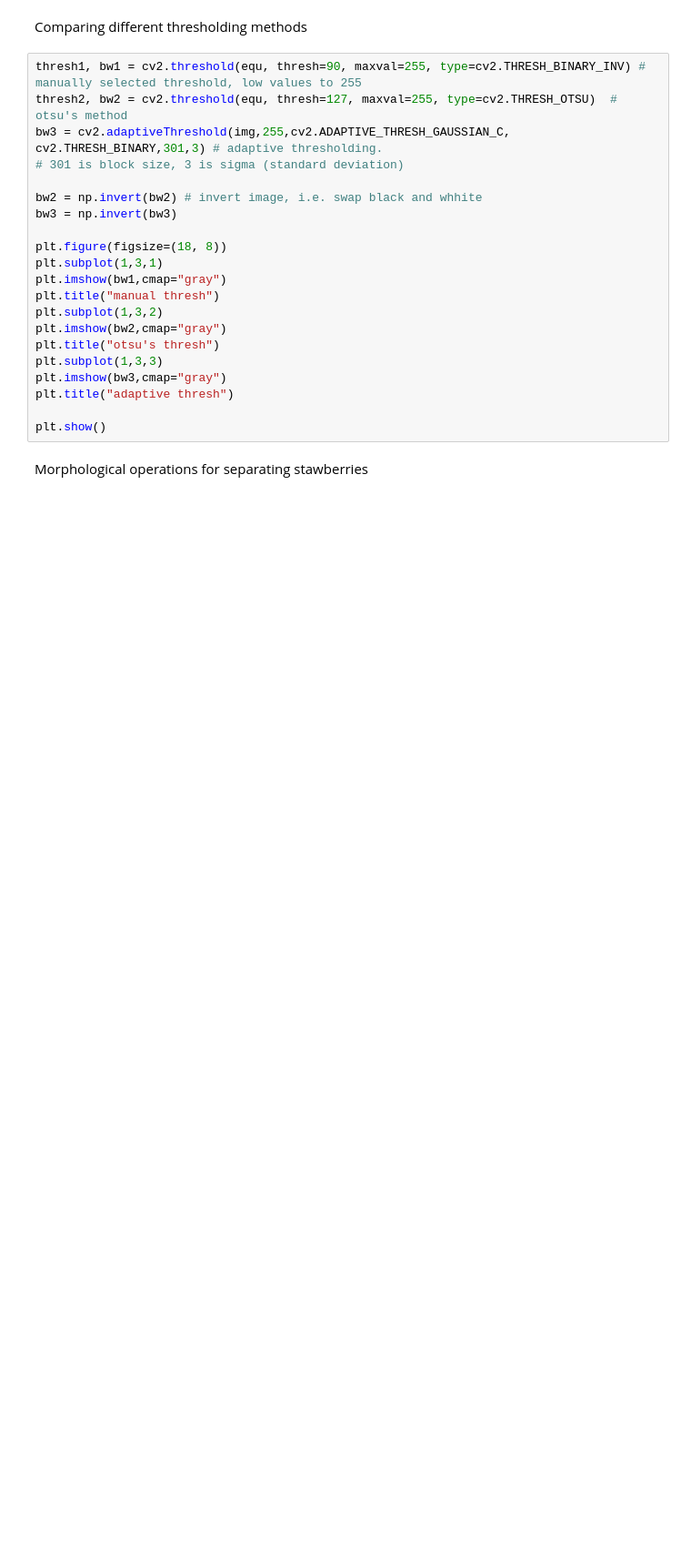
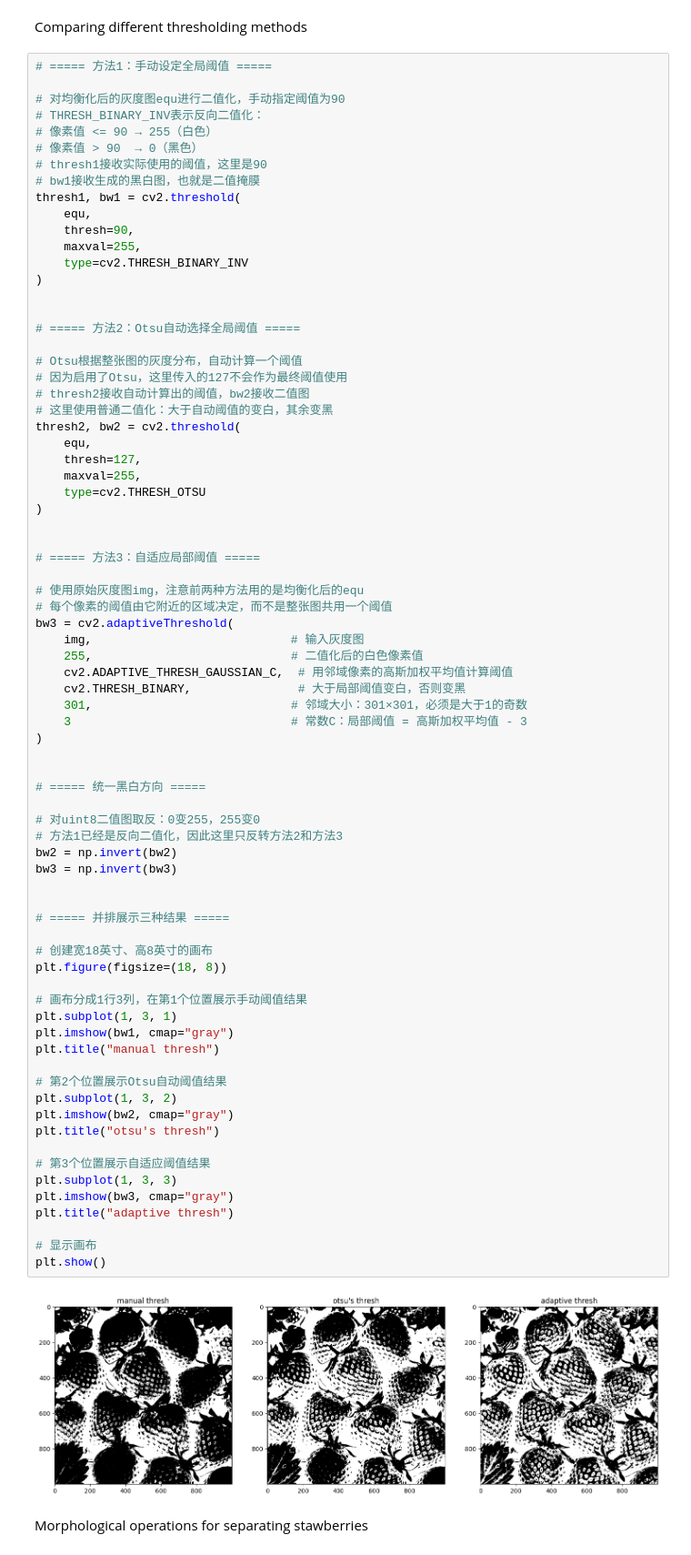
Before and after one commit to Endoefa/ovo, a Jupyter notebook: Tutorial_4.ipynb, the cells around one changed output. Shown at 91% size. Saved outputs shown, nothing was run; the diff lists cells and outputs as text; blank space fills up the shorter version.

```diff
--- a/Tutorial_4.ipynb
+++ b/Tutorial_4.ipynb
@@ -42,26 +87,82 @@ plt.title("hist equalised")
 # %% [markdown]
 Comparing different thresholding methods
 # %%
-thresh1, bw1 = cv2.threshold(equ, thresh=90, maxval=255, type=cv2.THRESH_BINARY_INV) # manually selected threshold, low values to 255
-thresh2, bw2 = cv2.threshold(equ, thresh=127, maxval=255, type=cv2.THRESH_OTSU)  # otsu's method
-bw3 = cv2.adaptiveThreshold(img,255,cv2.ADAPTIVE_THRESH_GAUSSIAN_C, cv2.THRESH_BINARY,301,3) # adaptive thresholding.
-# 301 is block size, 3 is sigma (standard deviation)
+# ===== 方法1：手动设定全局阈值 =====
 
-bw2 = np.invert(bw2) # invert image, i.e. swap black and whhite
+# 对均衡化后的灰度图equ进行二值化，手动指定阈值为90
+# THRESH_BINARY_INV表示反向二值化：
+# 像素值 <= 90 → 255（白色）
+# 像素值 > 90  → 0（黑色）
+# thresh1接收实际使用的阈值，这里是90
+# bw1接收生成的黑白图，也就是二值掩膜
+thresh1, bw1 = cv2.threshold(
+    equ,
+    thresh=90,
+    maxval=255,
+    type=cv2.THRESH_BINARY_INV
+)
+
+
+# ===== 方法2：Otsu自动选择全局阈值 =====
+
+# Otsu根据整张图的灰度分布，自动计算一个阈值
+# 因为启用了Otsu，这里传入的127不会作为最终阈值使用
+# thresh2接收自动计算出的阈值，bw2接收二值图
+# 这里使用普通二值化：大于自动阈值的变白，其余变黑
+thresh2, bw2 = cv2.threshold(
+    equ,
+    thresh=127,
+    maxval=255,
+    type=cv2.THRESH_OTSU
+)
+
+
+# ===== 方法3：自适应局部阈值 =====
+
+# 使用原始灰度图img，注意前两种方法用的是均衡化后的equ
+# 每个像素的阈值由它附近的区域决定，而不是整张图共用一个阈值
+bw3 = cv2.adaptiveThreshold(
+    img,                            # 输入灰度图
+    255,                            # 二值化后的白色像素值
+    cv2.ADAPTIVE_THRESH_GAUSSIAN_C,  # 用邻域像素的高斯加权平均值计算阈值
+    cv2.THRESH_BINARY,               # 大于局部阈值变白，否则变黑
+    301,                            # 邻域大小：301×301，必须是大于1的奇数
+    3                               # 常数C：局部阈值 = 高斯加权平均值 - 3
+)
+
+
+# ===== 统一黑白方向 =====
+
+# 对uint8二值图取反：0变255，255变0
+# 方法1已经是反向二值化，因此这里只反转方法2和方法3
+bw2 = np.invert(bw2)
 bw3 = np.invert(bw3)
 
+
+# ===== 并排展示三种结果 =====
+
+# 创建宽18英寸、高8英寸的画布
 plt.figure(figsize=(18, 8))
-plt.subplot(1,3,1)
-plt.imshow(bw1,cmap="gray")
+
+# 画布分成1行3列，在第1个位置展示手动阈值结果
+plt.subplot(1, 3, 1)
+plt.imshow(bw1, cmap="gray")
 plt.title("manual thresh")
-plt.subplot(1,3,2)
-plt.imshow(bw2,cmap="gray")
+
+# 第2个位置展示Otsu自动阈值结果
+plt.subplot(1, 3, 2)
+plt.imshow(bw2, cmap="gray")
 plt.title("otsu's thresh")
-plt.subplot(1,3,3)
-plt.imshow(bw3,cmap="gray")
+
+# 第3个位置展示自适应阈值结果
+plt.subplot(1, 3, 3)
+plt.imshow(bw3, cmap="gray")
 plt.title("adaptive thresh")
 
+# 显示画布
 plt.show()
+# %% [output]
+[figure, added]
 # %% [markdown]
 Morphological operations for separating stawberries
 # %%
```
Also changed, not shown: parts of 5 cells of this notebook.
